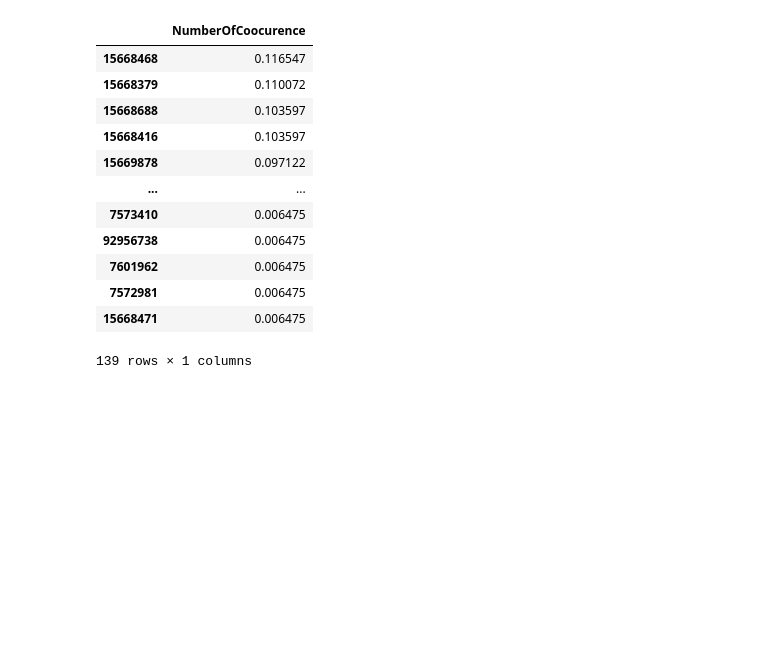
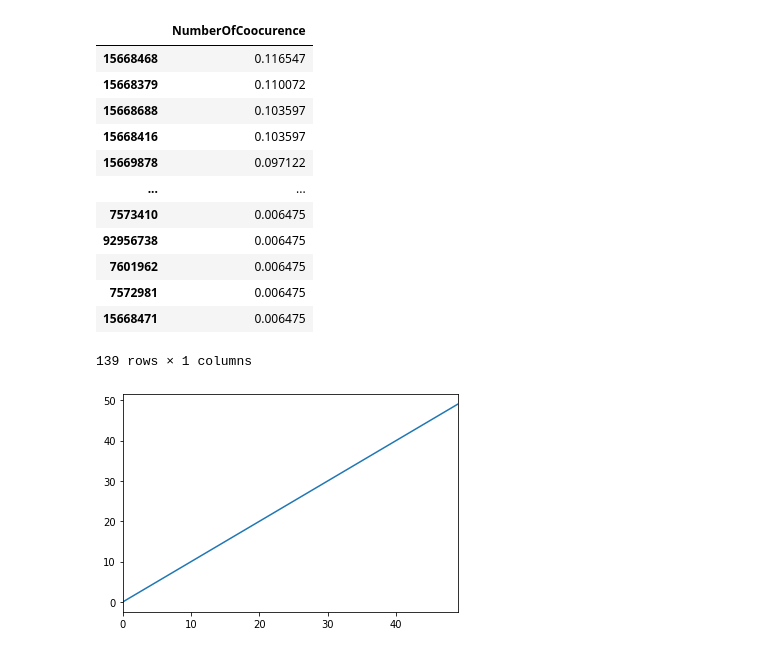
Before and after one commit to mrmachatschek/recommender_system, a Jupyter notebook: main.ipynb, the cells around one changed output. Drawn from its saved outputs; the diff is of its cells as text; code cells hidden in the pictures; blank space fills up the shorter version.

```diff
--- a/main.ipynb
+++ b/main.ipynb
@@ -512,3 +514,9 @@ smart_basket(df)
 | 7572981 | 0.006475 |
 | 15668471 | 0.006475 |
 139 rows × 1 columns
+# %%
+x = [i for i in range(0,50)]
+pd.Series(x).plot()
+plt.show()
+# %% [output]
+[figure, added]
```
Also changed, not shown: parts of 31 cells of this notebook, 1 other file.
